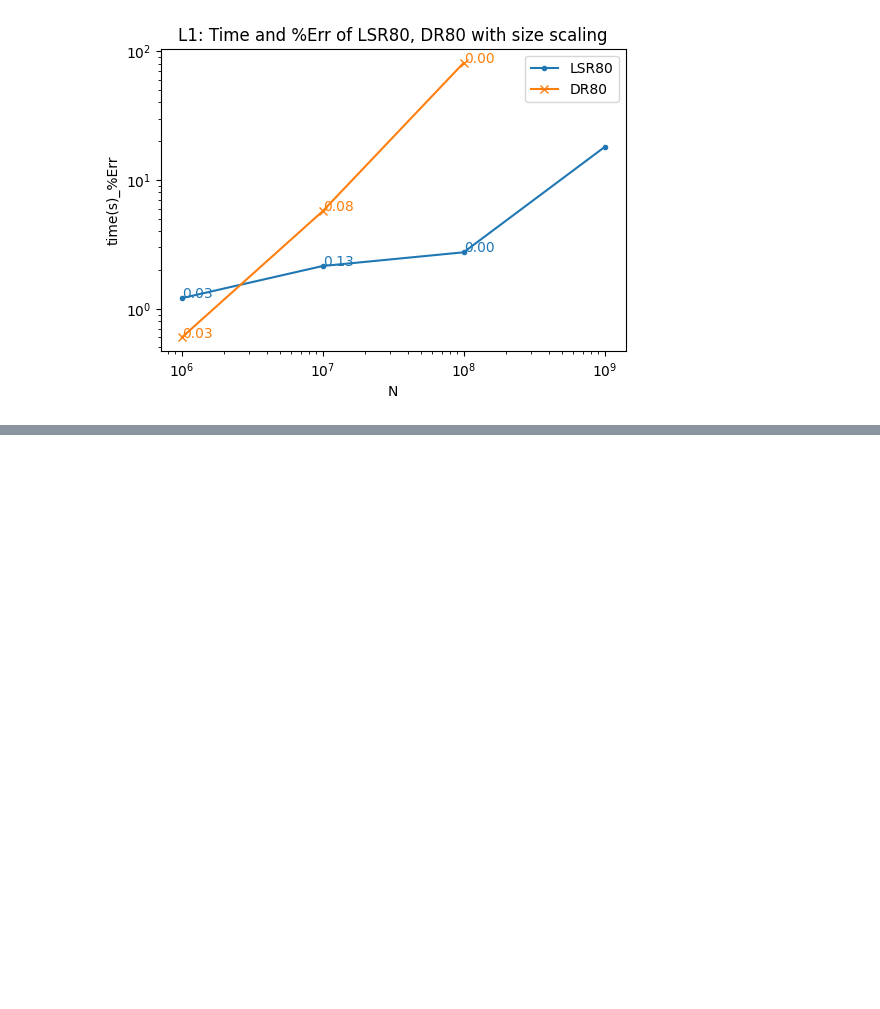
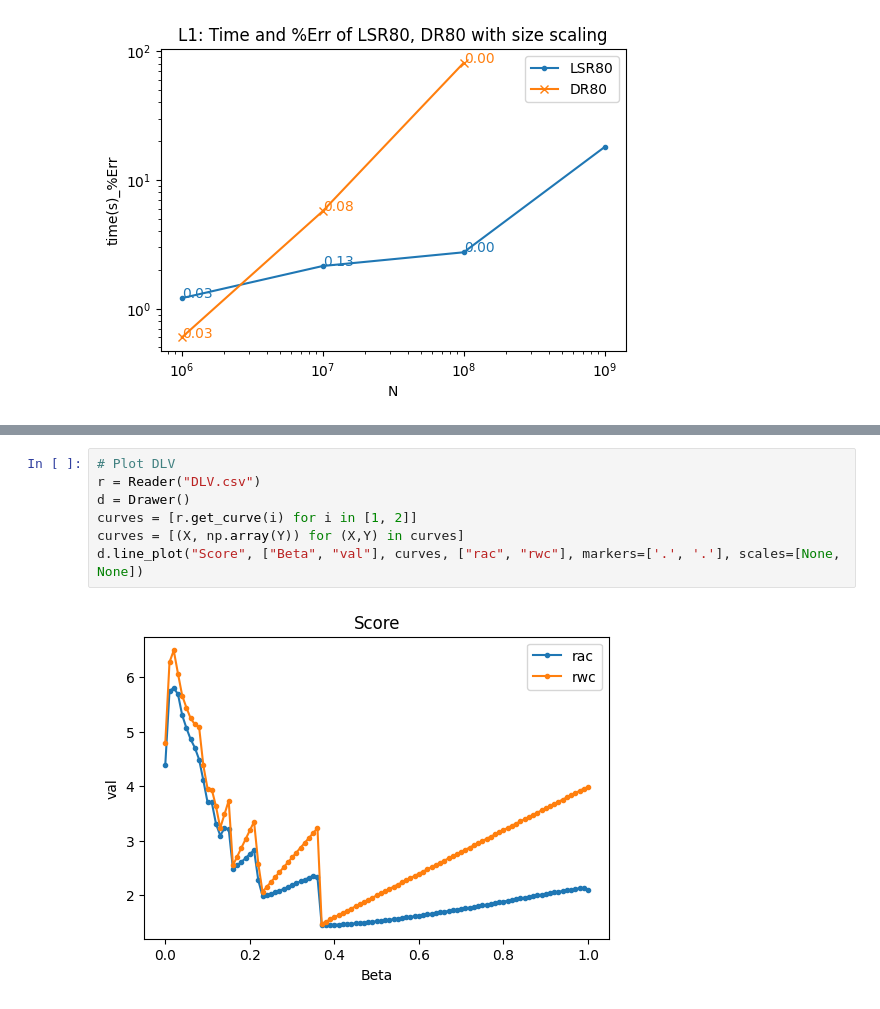
Before and after one commit to cswpy/PackageQuery, a Jupyter notebook: plots/test.ipynb, the cells around one changed output, grey strips where cells are left out. Drawn from its saved outputs; the diff is of its cells as text; blank space fills up the shorter version.

```diff
--- a/plots/test.ipynb
+++ b/plots/test.ipynb
@@ -158,0 +154,9 @@ d.comp_plot("P3: Time composition and total time of LSR80 with size scaling", ["
+# %%
+# Plot DLV
+r = Reader("DLV.csv")
+d = Drawer()
+curves = [r.get_curve(i) for i in [1, 2]]
+curves = [(X, np.array(Y)) for (X,Y) in curves]
+d.line_plot("Score", ["Beta", "val"], curves, ["rac", "rwc"], markers=['.', '.'], scales=[None, None])
+# %% [output]
+[figure, added]
```
Also changed, not shown: parts of 6 cells of this notebook, 22 other files.
